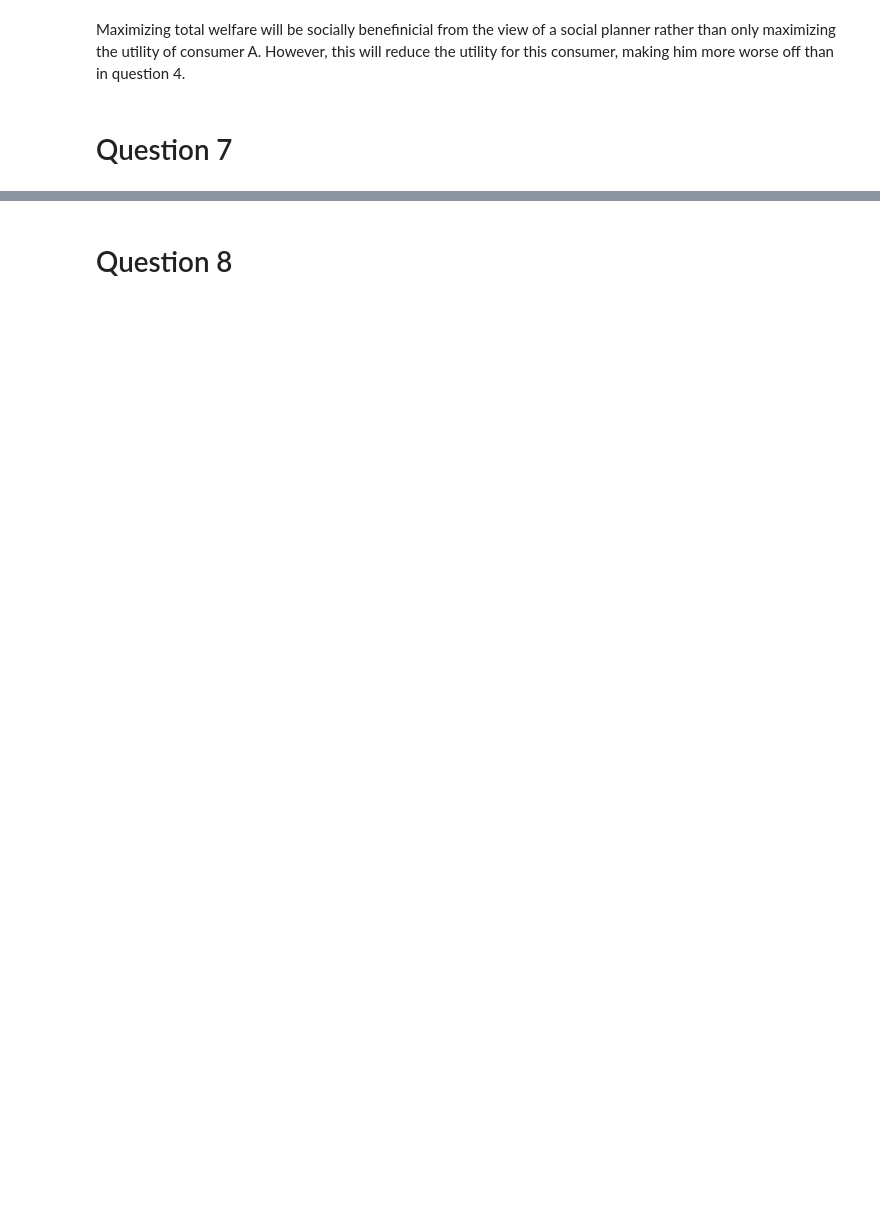
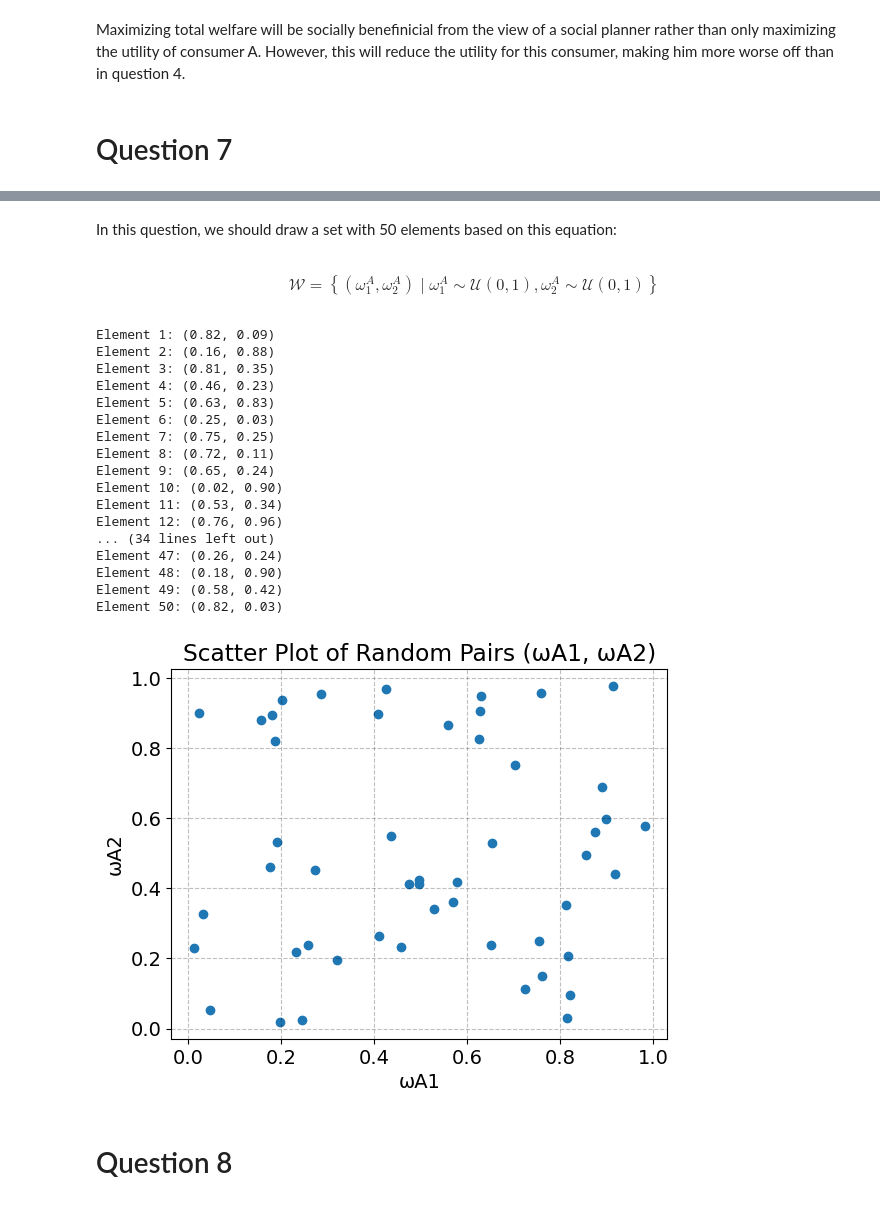
Before and after one commit to NumEconCopenhagen/projects-2024-sheng-og-anton, a Jupyter notebook: inauguralproject/inauguralproject.ipynb, the cells around one changed output, grey strips where cells are left out. Saved outputs shown, nothing was run; the diff lists cells and outputs as text; code cells hidden in the pictures; blank space fills up the shorter version.

```diff
--- a/inauguralproject/inauguralproject.ipynb
+++ b/inauguralproject/inauguralproject.ipynb
@@ -255,32 +278,3 @@ print("Optimal Allocation for Agent A:", optimal_allocation)
 Optimal Allocation for Agent A: [1. 1.]
 # %% [markdown]
 # Question 6a
-# %%
-
-
-# 1. We create instance of UtilitarianSocialPlanner
-utilitarian_planner = UtilitarianSocialPlanner()
-
-# 2. We set the parameters
-alpha = 0.5
-utilitarian_planner.parameters(alpha)
-
-# 3. We define the bounds for the endowments
-bounds = [(0, 1), (0, 1)]
-
-# 4. We call the aggregate_utility_functions
-def aggregate_utility_functions(x):
-    return utilitarian_planner.aggregate_utility_functions(x)
-
-# 5. We call the optimization function from the scipy
-utilitarian_social_planner_solution = optimize.minimize(aggregate_utility_functions, x0=[0.5, 0.5], method='SLSQP', bounds=bounds)
-
-# 6. We print the result
-if utilitarian_social_planner_solution.success:
-    xA1_optimal, xA2_optimal = utilitarian_social_planner_solution.x
-    xB1_optimal = 1 - xA1_optimal
-    xB2_optimal = 1 - xA2_optimal
-    print("The optimal allocation for the utilitarian social planner is the following:")
-    print(f"((xA1_optimal,xA2_optimal),(xB1_optimal,xB2_optimal)) = (({xA1_optimal}, {xA2_optimal}), ({xB1_optimal}, {xB2_optimal}))")
-else:
-    print("The optimal allocation for the utilitarian social planner was not found")
@@ -319,2 +328,41 @@ TypeError: EdgeworthBoxClass.pareto_improvements() missing 1 required positional
+# %% [markdown]
+In this question, we should draw a set with 50 elements based on this equation:
+# %% [markdown]
+$$
+\begin{aligned}
+    \mathcal{W} = \left\{\left(\omega_1^A, \omega_2^A\right) \mid \omega_1^A \sim \mathcal{U}(0,1), \omega_2^A \sim \mathcal{U}(0,1) \right\}
+\end{aligned}
+$$
+# %%
+#
+random_endowments = EdgeworthBoxClass(alpha, beta, endowment_A, num_pairs=50)
+
+#
+random_endowments.generate_random_endowments()
+
+#
+random_endowments.print_random_endowments()
+
+#
+random_endowments.plot_random_endowments()
+# %% [output]
+Element 1: (0.82, 0.09)
+Element 2: (0.16, 0.88)
+Element 3: (0.81, 0.35)
+Element 4: (0.46, 0.23)
+Element 5: (0.63, 0.83)
+Element 6: (0.25, 0.03)
+Element 7: (0.75, 0.25)
+Element 8: (0.72, 0.11)
+Element 9: (0.65, 0.24)
+Element 10: (0.02, 0.90)
+Element 11: (0.53, 0.34)
+Element 12: (0.76, 0.96)
+... (34 lines left out)
+Element 47: (0.26, 0.24)
+Element 48: (0.18, 0.90)
+Element 49: (0.58, 0.42)
+Element 50: (0.82, 0.03)
+[figure, added]
 # %% [markdown]
 # Question 8
```
Also changed, not shown: parts of 24 cells of this notebook, 1 other file.
